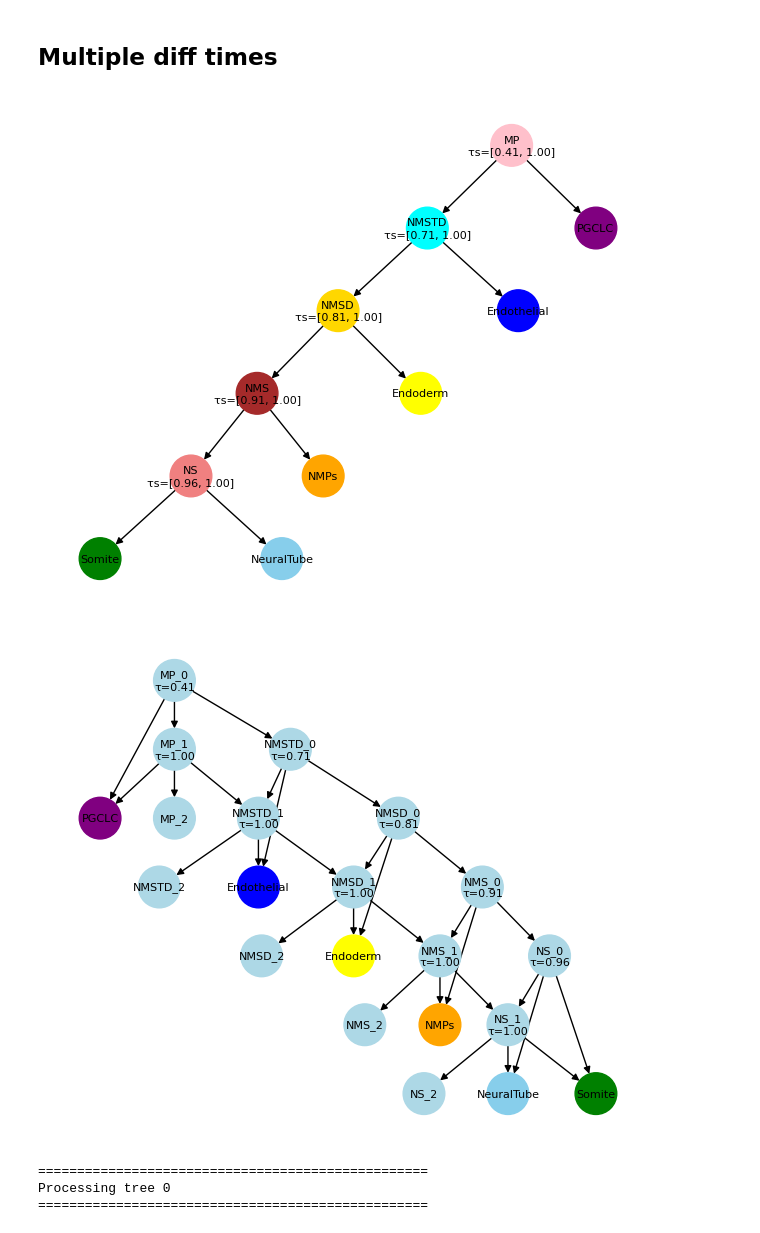
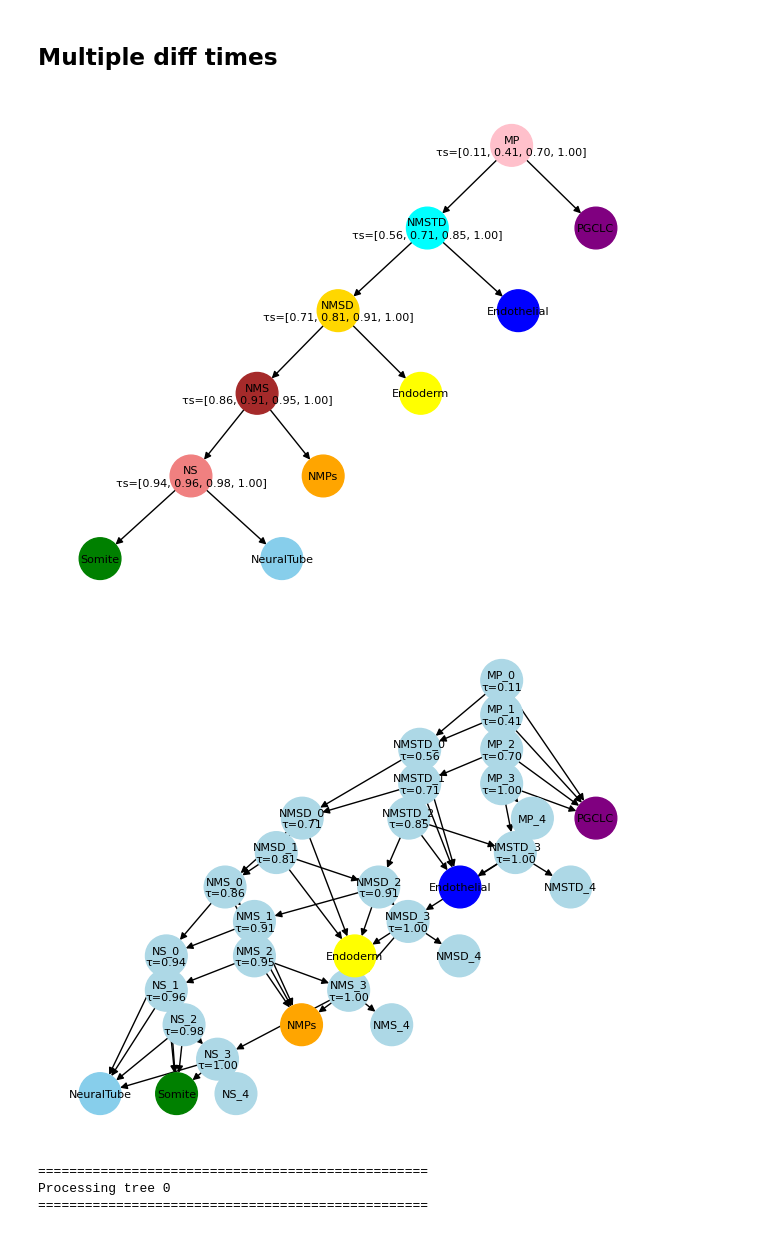
Before and after one commit to sashittal-group/CONCERT, a Jupyter notebook: notebooks/explore-tls-data-2.ipynb, the cells around one changed output. Cells and saved outputs as stored; diff of their text form; code cells hidden in the pictures.

Commit message:
Run with more diff times

```diff
--- a/notebooks/explore-tls-data-2.ipynb
+++ b/notebooks/explore-tls-data-2.ipynb
@@ -482,39 +456,59 @@ diff_map_edges = [
 ]
 
 a = 0.96
 b = 0.05
 c = 0.1
 d = 0.1
 e = 0.3
 
+mp = a - b - c - d - e
+nmstd = a - b - c - d
+nmsd = a - b - c
+nms = a - b
+ns = a
+
 EPS = 1e-10
 
+# diff_ts = {
+#     "MP":  [mp, 1 - 5*EPS],
+#     "NMSTD": [nmstd, 1 - 4*EPS],
+#     "NMSD": [nmsd, 1 - 3*EPS],
+#     "NMS": [nms, 1 - 2*EPS],
+#     "NS": [ns, 1 - 1*EPS],
+#     "PGCLC": [],
+#     "Endothelial": [],
+#     "Endoderm": [],
+#     "NMPs": [],
+#     "Somite": [],
+#     "NeuralTube": []
+# }
+
 diff_ts = {
-    "MP":  [a- b - c - d - e, 1 - 5*EPS],
-    "NMSTD": [a - b - c - d, 1 - 4*EPS],
-    "NMSD": [a - b - c, 1 - 3*EPS],
-    "NMS": [a - b, 1 - 2*EPS],
-    "NS": [a, 1 - 1*EPS],
+    "MP":  [1 - 1.5 * (1 - mp), mp, 1 - 0.5 * (1 - mp), 1 - 5*EPS],
+    "NMSTD": [1 - 1.5 * (1 - nmstd), nmstd, 1 - 0.5 * (1 - nmstd), 1 - 4*EPS],
+    "NMSD": [1 - 1.5 * (1 - nmsd), nmsd, 1 - 0.5 * (1 - nmsd), 1 - 3*EPS],
+    "NMS": [1 - 1.5 * (1 - nms), nms, 1 - 0.5 * (1 - nms), 1 - 2*EPS],
+    "NS": [1 - 1.5 * (1 - ns), ns, 1 - 0.5 * (1 - ns), 1 - 1*EPS],
     "PGCLC": [],
     "Endothelial": [],
     "Endoderm": [],
     "NMPs": [],
     "Somite": [],
     "NeuralTube": []
 }
 
 diff_T = nx.DiGraph()
 
 
 for k, v in diff_ts.items():
     diff_T.add_node(k, diff_times=v)
 
 for s, e in diff_map_edges:
     diff_T.add_edge(s, e)
 
 plot_differentiation_tree(diff_T)
 # %% [output]
-[figure, old version]
+[figure, new version]
 # %%
 inflated_diff_T = nx.DiGraph()
 
@@ -556,7 +550,7 @@ for n in diff_T.nodes():
 
 plot_differentiation_tree(inflated_diff_T)
 # %% [output]
-[figure, old version]
+[figure, new version]
 # %%
 Ts = []
 
```
Also changed, not shown: parts of 6 cells of this notebook, 1 other file.
